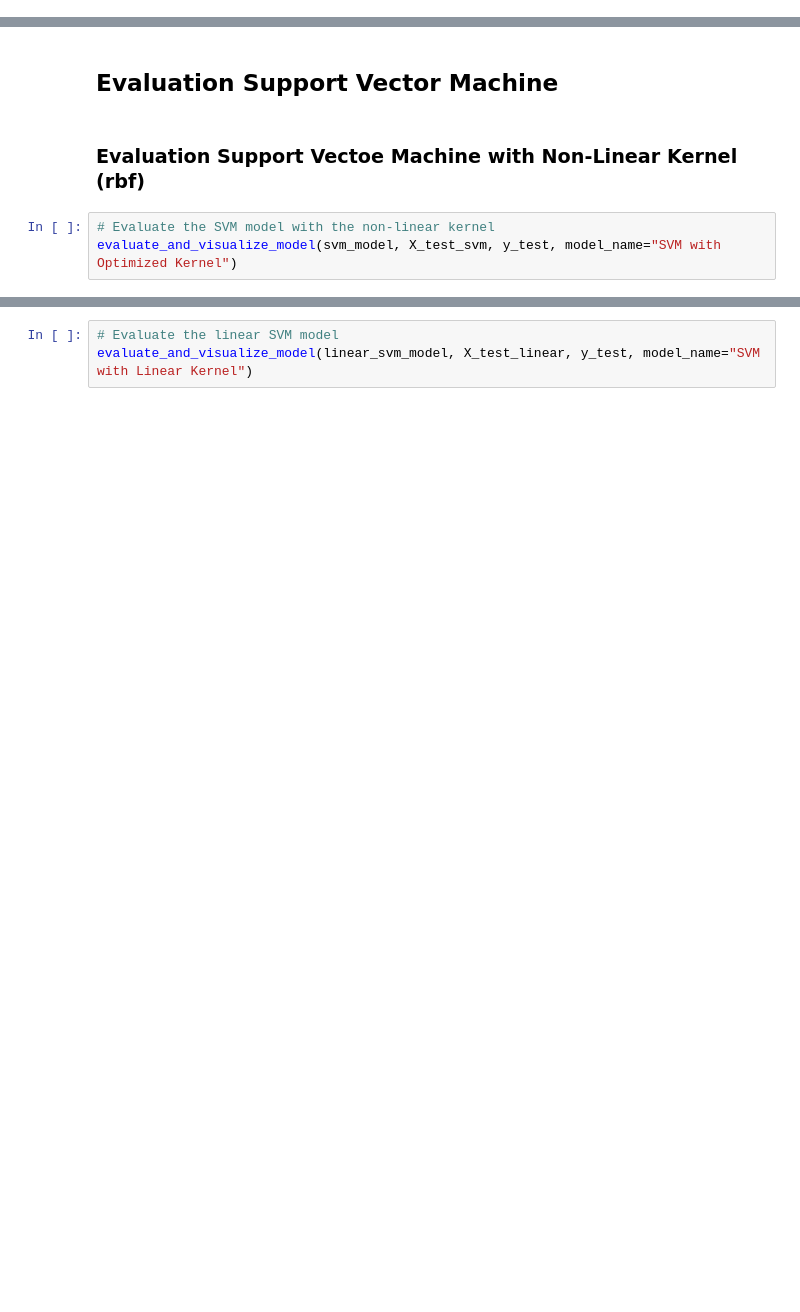
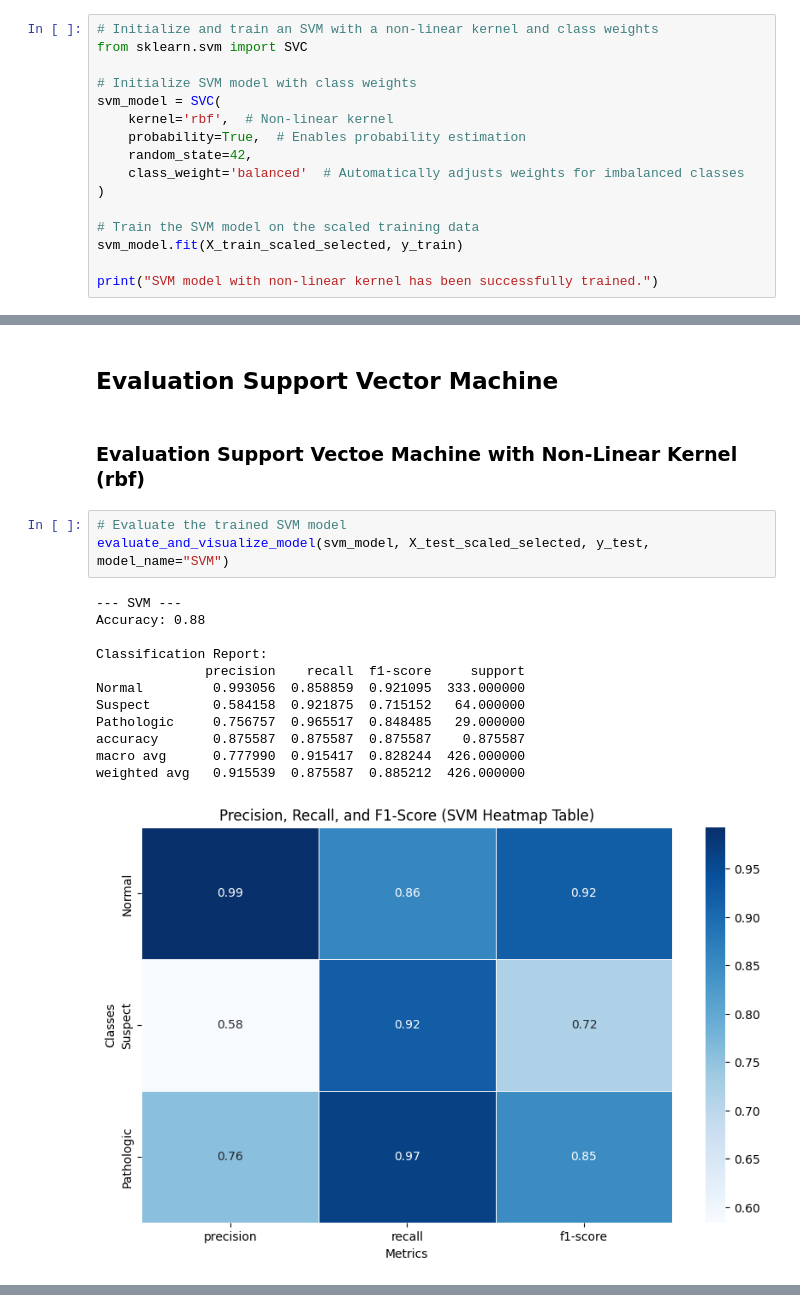
Before and after one commit to marvinschuett/Automated-CTG-analysis, a Jupyter notebook: 2_BaselineModel/baseline_model.ipynb, the cells around one changed output, grey strips where cells are left out. Saved outputs shown, nothing was run; the diff lists cells and outputs as text; blank space fills up the shorter version.

```diff
--- a/2_BaselineModel/baseline_model.ipynb
+++ b/2_BaselineModel/baseline_model.ipynb
@@ -230,3 +100,19 @@ linear_svm_model, X_test_linear = train_svm_with_optimized_kernel(X_train, y_tra
+# %%
+# Initialize and train an SVM with a non-linear kernel and class weights
+from sklearn.svm import SVC
+
+# Initialize SVM model with class weights
+svm_model = SVC(
+    kernel='rbf',  # Non-linear kernel
+    probability=True,  # Enables probability estimation
+    random_state=42,
+    class_weight='balanced'  # Automatically adjusts weights for imbalanced classes
+)
+
+# Train the SVM model on the scaled training data
+svm_model.fit(X_train_scaled_selected, y_train)
+
+print("SVM model with non-linear kernel has been successfully trained.")
 # %% [markdown]
 # Evaluation
 # %% [markdown]
@@ -302,5 +190,18 @@ evaluate_and_visualize_model(model_no_smote, X_test_no_smote, y_test, model_name
 # %% [markdown]
 ### Evaluation Support Vectoe Machine with Non-Linear Kernel (rbf)
 # %%
-# Evaluate the SVM model with the non-linear kernel
-evaluate_and_visualize_model(svm_model, X_test_svm, y_test, model_name="SVM with Optimized Kernel")
+# Evaluate the trained SVM model
+evaluate_and_visualize_model(svm_model, X_test_scaled_selected, y_test, model_name="SVM")
+# %% [output]
+--- SVM ---
+Accuracy: 0.88
+
+Classification Report:
+              precision    recall  f1-score     support
+Normal         0.993056  0.858859  0.921095  333.000000
+Suspect        0.584158  0.921875  0.715152   64.000000
+Pathologic     0.756757  0.965517  0.848485   29.000000
+accuracy       0.875587  0.875587  0.875587    0.875587
+macro avg      0.777990  0.915417  0.828244  426.000000
+weighted avg   0.915539  0.875587  0.885212  426.000000
+[figure, added]
@@ -307,4 +209 @@ evaluate_and_visualize_model(svm_model, X_test_svm, y_test, model_name="SVM with
-# %%
-# Evaluate the linear SVM model
-evaluate_and_visualize_model(linear_svm_model, X_test_linear, y_test, model_name="SVM with Linear Kernel")
 # %% [markdown]
```
Also changed, not shown: parts of 34 cells of this notebook.
